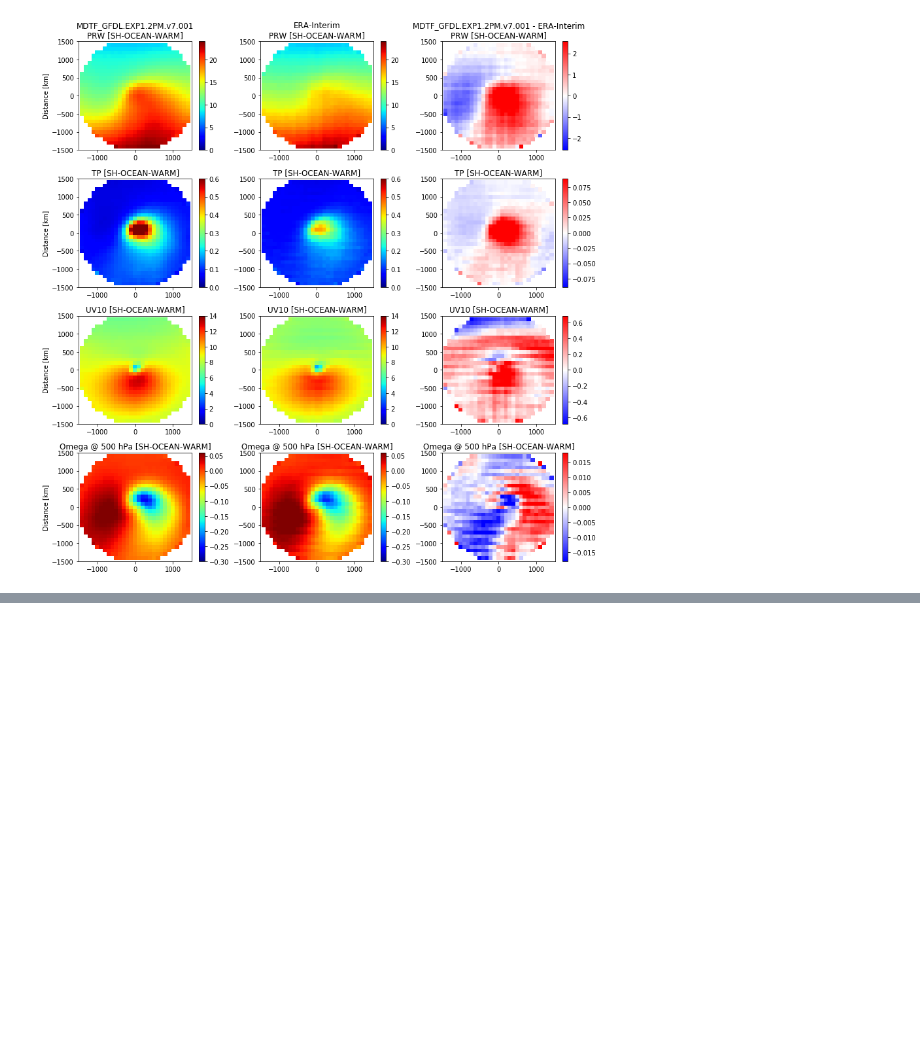
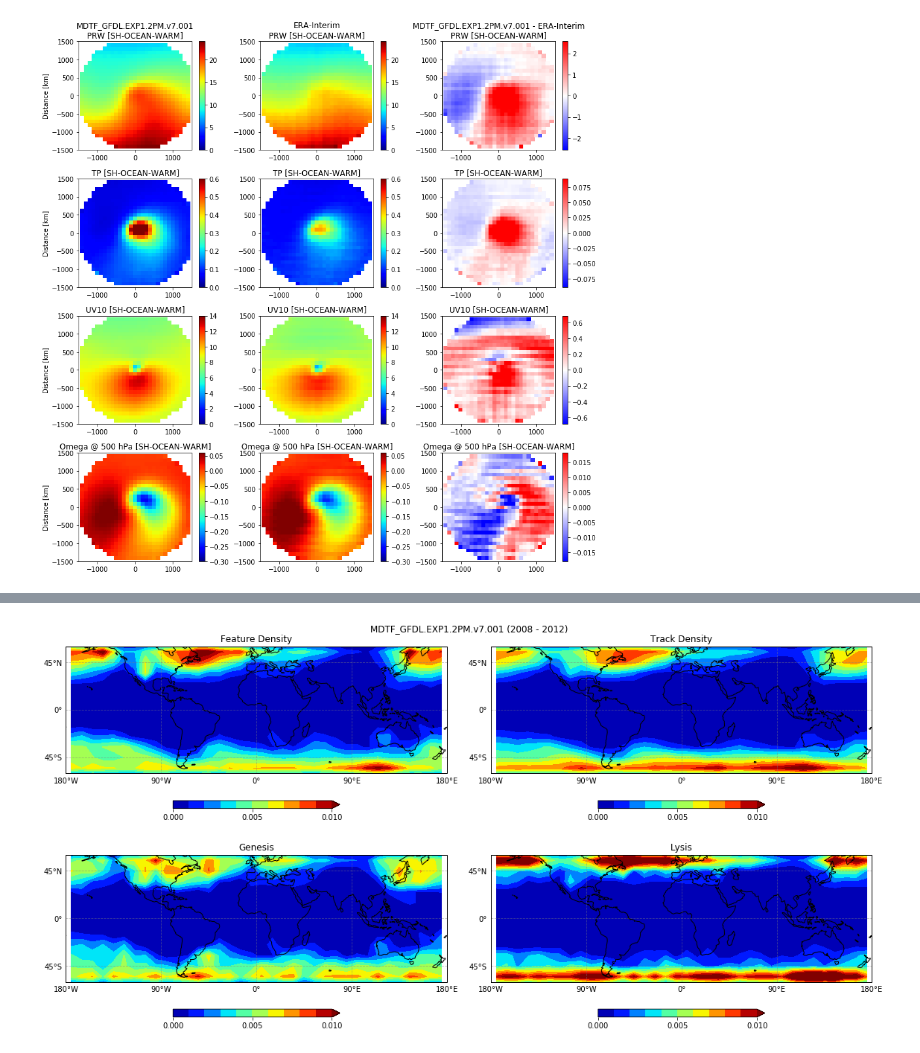
Before and after one commit to NOAA-GFDL/MDTF-diagnostics, a Jupyter notebook: diagnostics/etc_composites/remove/test_plot.ipynb, the cells around one changed output, grey strips where cells are left out. Cells and saved outputs as stored; diff of their text form; code cells hidden in the pictures; blank space fills up the shorter version.

```diff
--- a/diagnostics/etc_composites/remove/test_plot.ipynb
+++ b/diagnostics/etc_composites/remove/test_plot.ipynb
@@ -302,0 +525,54 @@ ds.clt.isel(time=100).plot()
+# %%
+# creating the 2x2 plot
+fig, axes = plt.subplots(ncols=2, nrows=2, subplot_kw={'projection': cartopy.crs.PlateCarree()}, figsize=(16,8))
+
+ax = global_map(axes[0, 0])
+# levels = np.linspace(0, 0.0025, 10)
+# levels = np.linspace(0, 0.01, 10)
+levels = 10
+levels = np.arange(0, 0.011, 0.001)
+ax.set_title(f'Feature Density')
+cf = ax.contourf(lon_mids, lat_mids, stats['all']['feature_density'], cmap=cmap, extend='max', levels=levels)
+ax.set_ylim(-60, 60)
+plt.colorbar(cf, ax=ax, shrink=0.4, ticks=np.arange(0, 0.015, 0.005), orientation='horizontal')
+
+ax = global_map(axes[0, 1])
+ax.set_title(f'Track Density')
+# levels = np.linspace(0, 0.0025, 10)
+# levels = np.linspace(0, 0.005, 10)
+levels = 10
+levels = np.arange(0, 0.011, 0.001)
+cf = ax.contourf(lon_mids, lat_mids, stats['all']['track_density'], cmap=cmap, extend='max', levels=levels)
+ax.set_ylim(-60, 60)
+plt.colorbar(cf, ax=ax, shrink=0.4, ticks=np.arange(0, 0.015, 0.005), orientation='horizontal')
+
+ax = global_map(axes[1, 0])
+ax.set_title(f'Genesis')
+levels = np.linspace(0, 0.0025, 10)
+levels = 10
+levels = np.arange(0, 0.011, 0.001)
+cf = ax.contourf(lon_mids, lat_mids, stats['genesis'], cmap=cmap, extend='max', levels=levels)
+ax.set_ylim(-60, 60)
+plt.colorbar(cf, ax=ax, shrink=0.4, ticks=np.arange(0, 0.015, 0.005), orientation='horizontal')
+
+ax = global_map(axes[1, 1])
+ax.set_title(f'Lysis')
+levels = np.linspace(0, 0.0025, 10)
+levels = 10
+levels = np.arange(0, 0.011, 0.001)
+cf = ax.contourf(lon_mids, lat_mids, stats['lysis'], cmap=cmap, extend='max', levels=levels)
+ax.set_ylim(-60, 60)
+plt.colorbar(cf, ax=ax, shrink=0.4, ticks=np.arange(0, 0.015, 0.005), orientation='horizontal')
+
+plt.suptitle(f'{os.environ["CASENAME"]} ({defines.over_write_years[0]} - {defines.over_write_years[1]})')
+plt.tight_layout()
+# plt.savefig(out_file, dpi=300.)
+# plt.close('all')
+plt.show()
+
+# import pickle
+# out_file = os.path.join(os.environ['WK_DIR'], 'track_stats.pkl')
+# out_struct = {'lon': lon_mids, 'lat': lat_mids, 'stats': stats}
+# pickle.dump(out_struct, open(out_file, 'wb'))
+# %% [output]
+[figure, added]
```
Also changed, not shown: parts of 11 cells of this notebook, 12 other files.
